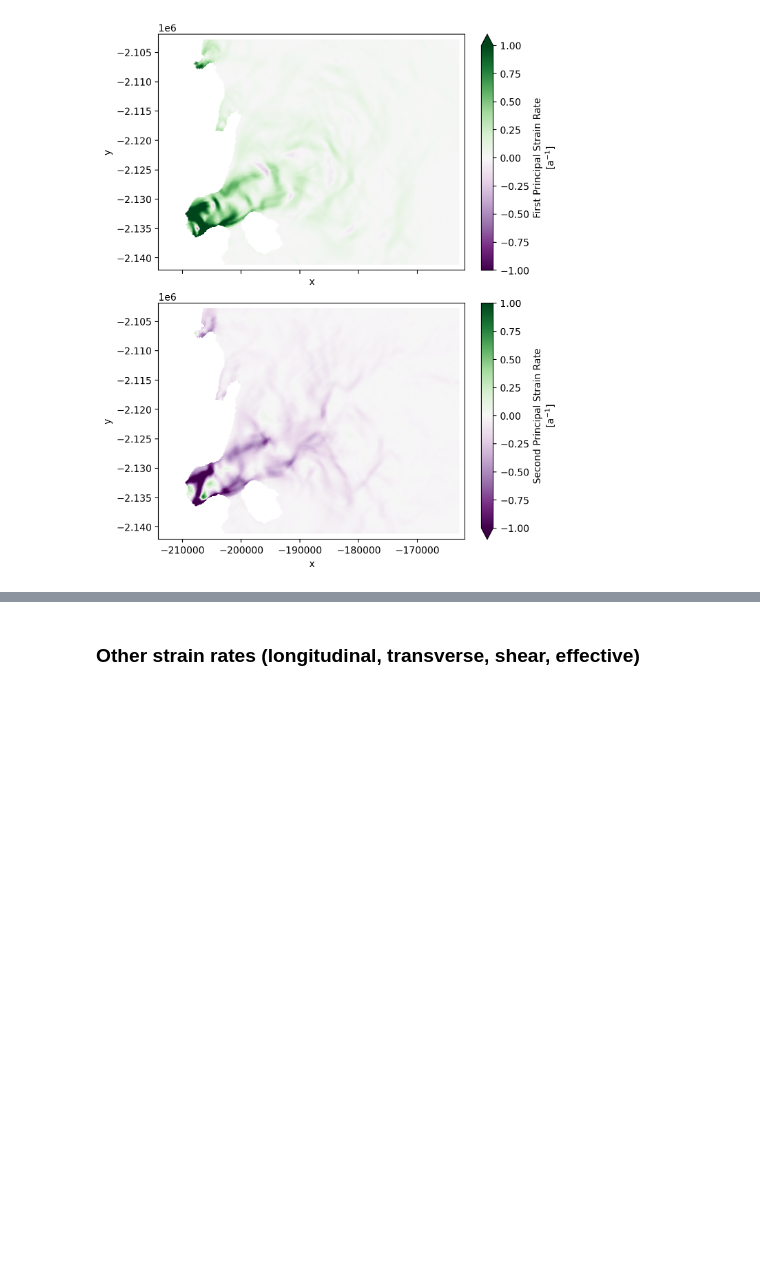
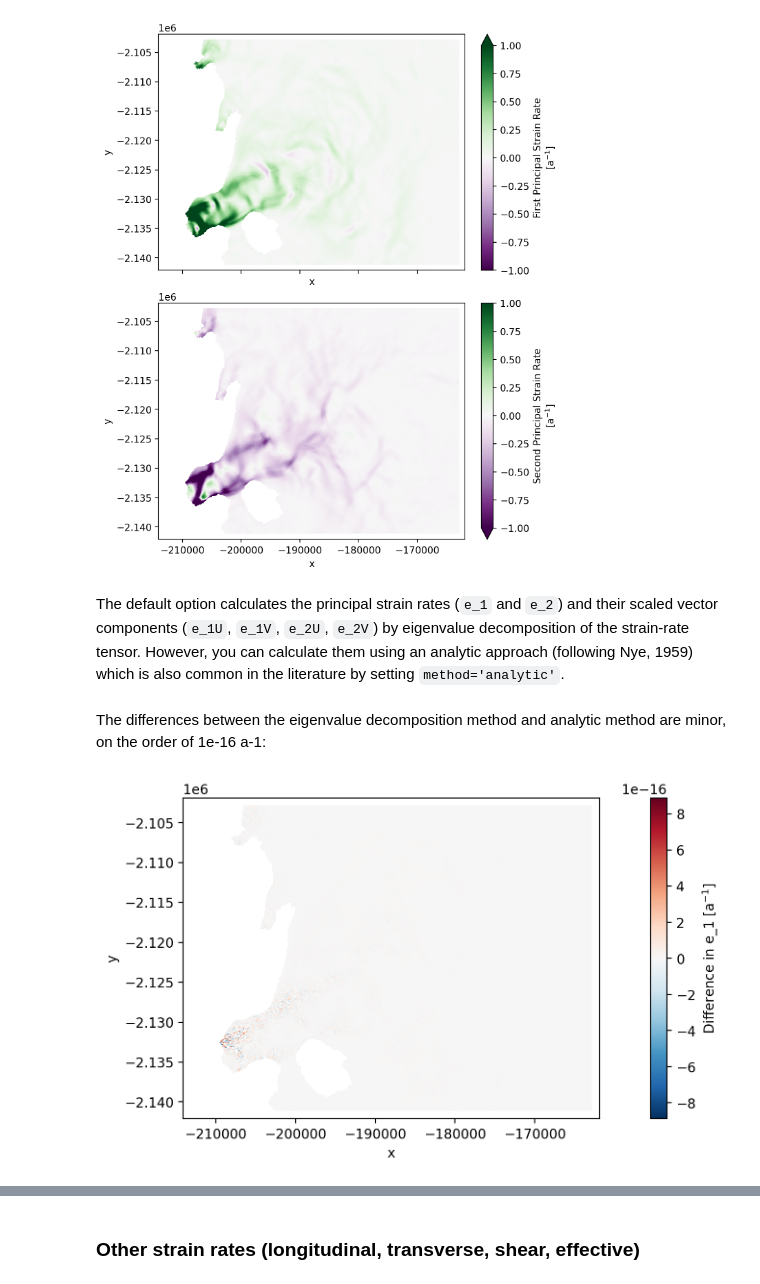
Before and after one commit to trchudley/glacier-strain-tools, a Jupyter notebook: docs/python.ipynb, the cells around one changed output, grey strips where cells are left out. Drawn from its saved outputs; the diff is of its cells as text; code cells hidden in the pictures; blank space fills up the shorter version.

Commit message:
add vector components to analytic principal approach - fixes #14

```diff
--- a/docs/python.ipynb
+++ b/docs/python.ipynb
@@ -175,3 +173,19 @@ for ax in axes:
 plt.show()
 # %% [output]
 [figure]
+# %% [markdown]
+The default option calculates the principal strain rates (`e_1` and `e_2`) and their scaled vector components (`e_1U`, `e_1V`, `e_2U`, `e_2V`) by eigenvalue decomposition of the strain-rate tensor. However, you can calculate them using an analytic approach (following Nye, 1959) which is also common in the literature by setting `method='analytic'`.
+# %%
+principal_analytic = st.strain.principal(strain.e_xx, strain.e_yy, strain.e_xy, method='analytic')
+# %% [markdown]
+The differences between the eigenvalue decomposition method and analytic method are minor, on the order of 1e-16 a-1:
+# %%
+# Plot difference
+fig, ax = plt.subplots(layout='constrained', figsize=(6.5, 4))
+
+(principal_analytic.e_1V - principal.e_1V).plot.imshow(ax=ax, cbar_kwargs={'label':'Difference in e_1 [a$^{-1}$]'})
+ax.set_aspect('equal')
+ax.set_title(None)
+plt.show()
+# %% [output]
+[figure, added]
```
Also changed, not shown: parts of 3 cells of this notebook, 3 other files.
